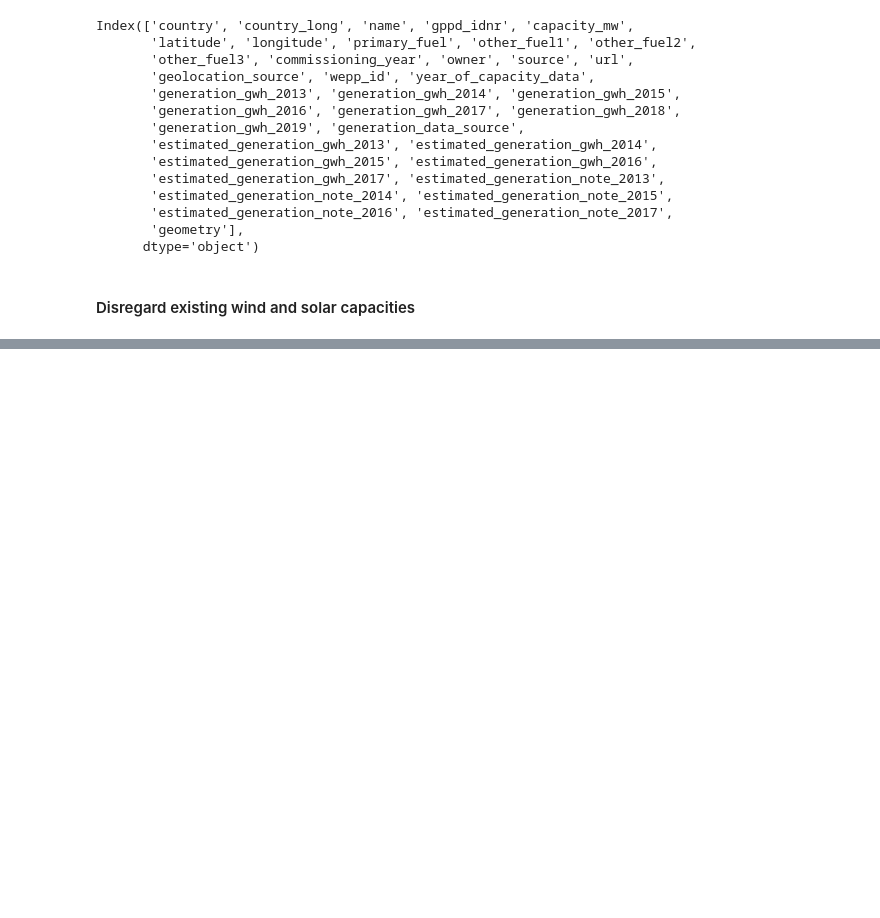
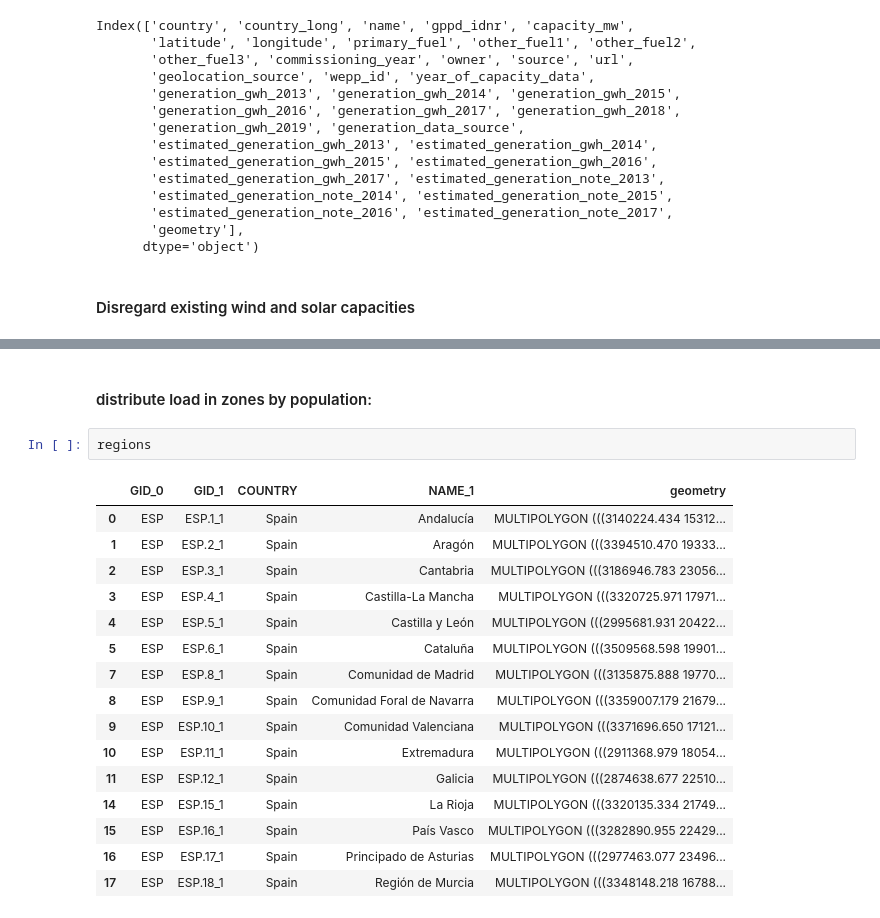
Before and after one commit to LeonieMet/Task4, a Jupyter notebook: Task4_leo_1607.ipynb, the cells around one changed output, grey strips where cells are left out. Saved outputs shown, nothing was run; the diff lists cells and outputs as text; blank space fills up the shorter version.

Commit message:
Add files via upload
added load per region

```diff
--- a/Task4_leo_1607.ipynb
+++ b/Task4_leo_1607.ipynb
@@ -779,0 +807,21 @@ n.add("Generator",
+# %% [markdown]
+#### distribute load in zones by population:
+# %%
+regions
+# %% [output]
+|  | GID_0 | GID_1 | COUNTRY | NAME_1 | geometry |
+| 0 | ESP | ESP.1_1 | Spain | Andalucía | MULTIPOLYGON (((3140224.434 15312... |
+| 1 | ESP | ESP.2_1 | Spain | Aragón | MULTIPOLYGON (((3394510.470 19333... |
+| 2 | ESP | ESP.3_1 | Spain | Cantabria | MULTIPOLYGON (((3186946.783 23056... |
+| 3 | ESP | ESP.4_1 | Spain | Castilla-La Mancha | MULTIPOLYGON (((3320725.971 17971... |
+| 4 | ESP | ESP.5_1 | Spain | Castilla y León | MULTIPOLYGON (((2995681.931 20422... |
+| 5 | ESP | ESP.6_1 | Spain | Cataluña | MULTIPOLYGON (((3509568.598 19901... |
+| 7 | ESP | ESP.8_1 | Spain | Comunidad de Madrid | MULTIPOLYGON (((3135875.888 19770... |
+| 8 | ESP | ESP.9_1 | Spain | Comunidad Foral de Navarra | MULTIPOLYGON (((3359007.179 21679... |
+| 9 | ESP | ESP.10_1 | Spain | Comunidad Valenciana | MULTIPOLYGON (((3371696.650 17121... |
+| 10 | ESP | ESP.11_1 | Spain | Extremadura | MULTIPOLYGON (((2911368.979 18054... |
+| 11 | ESP | ESP.12_1 | Spain | Galicia | MULTIPOLYGON (((2874638.677 22510... |
+| 14 | ESP | ESP.15_1 | Spain | La Rioja | MULTIPOLYGON (((3320135.334 21749... |
+| 15 | ESP | ESP.16_1 | Spain | País Vasco | MULTIPOLYGON (((3282890.955 22429... |
+| 16 | ESP | ESP.17_1 | Spain | Principado de Asturias | MULTIPOLYGON (((2977463.077 23496... |
+| 17 | ESP | ESP.18_1 | Spain | Región de Murcia | MULTIPOLYGON (((3348148.218 16788... |
```
Also changed, not shown: parts of 49 cells of this notebook.
